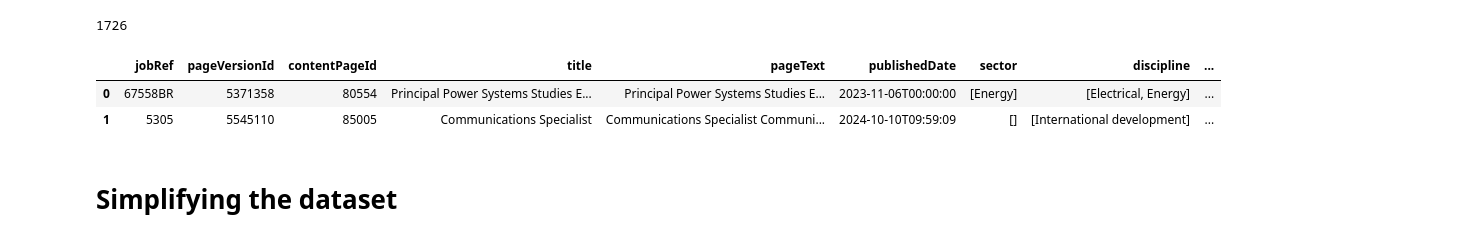
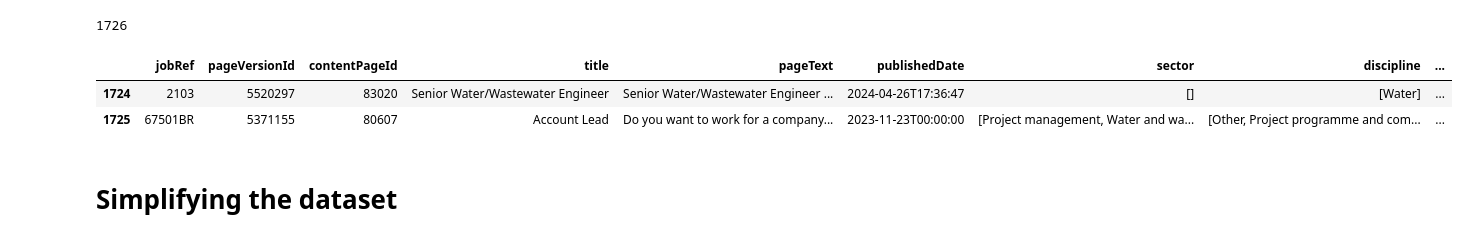
Before and after one commit to kelu124/mm_jobs, a Jupyter notebook: 1.Process.ipynb, the cells around one changed output. Cells and saved outputs as stored; diff of their text form; code cells hidden in the pictures.

```diff
--- a/1.Process.ipynb
+++ b/1.Process.ipynb
@@ -19,3 +19,15 @@ import glob
 from tqdm import tqdm
 
 tqdm.pandas()
+# %%
+
+IDs = []
+F = glob.glob("/home/kelu/projets/mm_jobs/data/jobs/*.json")
+print(len(F))
+for file in F:
+    with open(file, "r") as f:
+        t = f.read()
+    if not t == "Unauthorized":
+        D = json.loads(t)
+        for x in D["hits"]["hits"]:
+            IDs.append(x["_source"])
@@ -43,6 +70,7 @@ df = pd.DataFrame(IDs)[
         "sector",
         "discipline",
         "jobSector",
+        "indexLink"
     ]
 ]
 
@@ -50,11 +78,11 @@ df["Digital"] = df.sector.apply(lambda x: "Digital" in x)
 # %% [output]
 1726
 # %%
-df.head(2)
+df.tail(2)
 # %% [output]
 |  | jobRef | pageVersionId | contentPageId | title | pageText | publishedDate | sector | discipline | ... |
-| 0 | 67558BR | 5371358 | 80554 | Principal Power Systems Studies E... | Principal Power Systems Studies E... | 2023-11-06T00:00:00 | [Energy] | [Electrical, Energy] | ... |
-| 1 | 5305 | 5545110 | 85005 | Communications Specialist | Communications Specialist Communi... | 2024-10-10T09:59:09 | [] | [International development] | ... |
+| 1724 | 2103 | 5520297 | 83020 | Senior Water/Wastewater Engineer | Senior Water/Wastewater Engineer ... | 2024-04-26T17:36:47 | [] | [Water] | ... |
+| 1725 | 67501BR | 5371155 | 80607 | Account Lead | Do you want to work for a company... | 2023-11-23T00:00:00 | [Project management, Water and wa... | [Other, Project programme and com... | ... |
 # %% [markdown]
 # Simplifying the dataset
 # %%
```
Also changed, not shown: parts of 2 cells of this notebook.
